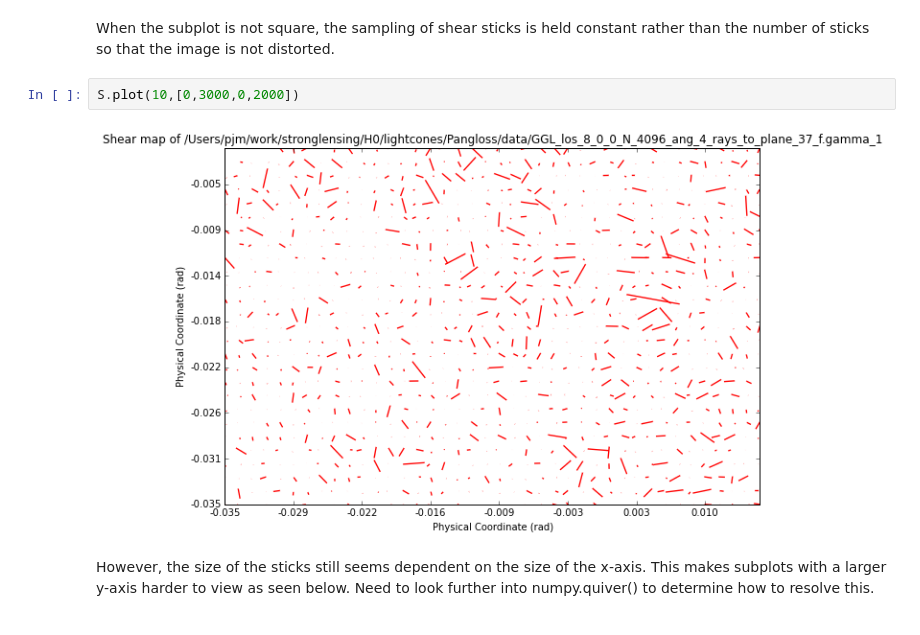
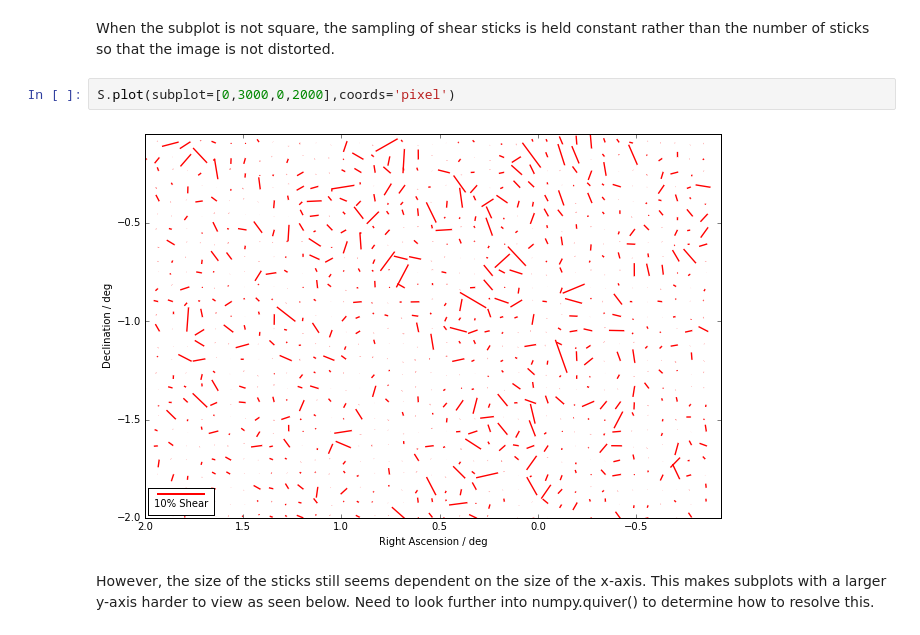
Before and after one commit to drphilmarshall/Pangloss, a Jupyter notebook: demos/WLMapsDemo.ipynb, the cells around one changed output. Drawn from its saved outputs; the diff is of its cells as text.

```diff
--- a/demos/WLMapsDemo.ipynb
+++ b/demos/WLMapsDemo.ipynb
@@ -179,9 +180,9 @@ S.plot(10,[0,.03,0,.03],coords='physical')
 # %% [markdown]
 When the subplot is not square, the sampling of shear sticks is held constant rather than the number of sticks so that the image is not distorted.
 # %%
-S.plot(10,[0,3000,0,2000])
+S.plot(subplot=[0,3000,0,2000],coords='pixel')
 # %% [output]
-[figure, old version]
+[figure, new version]
 # %% [markdown]
 However, the size of the sticks still seems dependent on the size of the x-axis. This makes subplots with a larger y-axis harder to view as seen below. Need to look further into numpy.quiver() to determine how to resolve this.
 # %%
```
Also changed, not shown: parts of 24 cells of this notebook.
